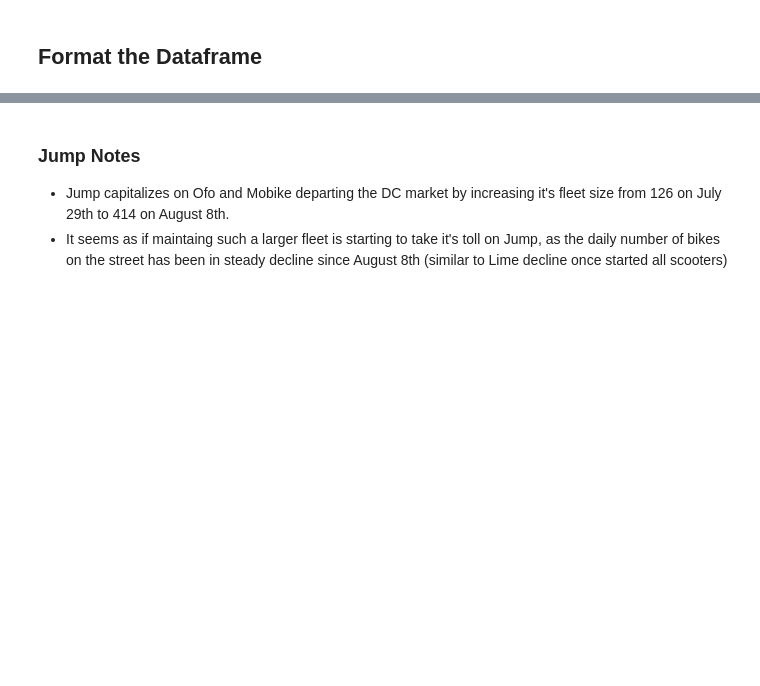
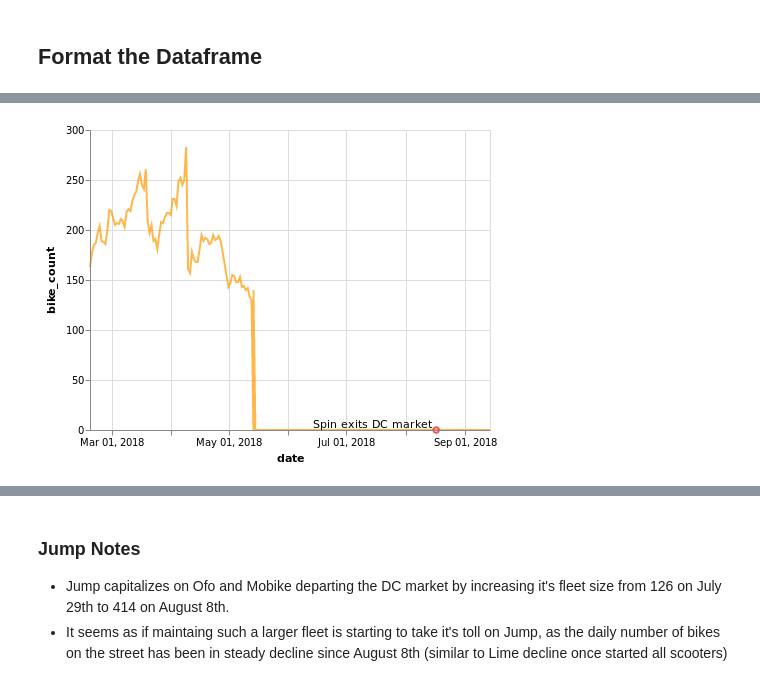
Before and after one commit to msussman/dc_dobi_extinction, a Jupyter notebook: plots/all_providers.ipynb, the cells around one changed output, grey strips where cells are left out. Cells and saved outputs as stored; diff of their text form; code cells hidden in the pictures; blank space fills up the shorter version.

```diff
--- a/plots/all_providers.ipynb
+++ b/plots/all_providers.ipynb
@@ -63,8 +64,8 @@ def daily_totals(con):
                 """, con=con)
 # %%
 uf.set_env_path()
-conn, cur = uf.aws_connect()
+conn, cur = uf.local_connect()
 # Return Dataframe bike per day
 df = daily_totals(con=conn)
-df.head()
+
 df.to_csv("daily_bike_count.csv")
@@ -89,0 +102,40 @@ df['bike_count'] = np.where((df['bike_count'] > 500) &
+# %%
+# Merge on spin exit date
+spin_dates = [date(2018,8,17)]
+spin_events = ['Spin exits DC market ']
+
+# Define Dataframe of Mobike Events
+spin_events_df = pd.DataFrame({'date': spin_dates, 'spin_event': spin_events})
+spin_events_df['provider'] = 'spin'
+spin_events_df['date'] = pd.to_datetime(spin_events_df['date'])
+
+# Merge on Dataframe of Mobike Events
+spin_df = spin_df.merge(spin_events_df, on=['date', 'provider'], how='left')
+# %%
+line_chart = alt.Chart(spin_df).mark_line(opacity=0.7).encode(
+             alt.X('date'),
+             alt.Y('bike_count'),
+             alt.Color('provider',
+                       legend=None,
+                      scale=alt.Scale(range=['#ff9900']))
+             )
+
+# spin points
+spin_points = alt.Chart(spin_df[~spin_df['spin_event'].isnull()]
+             ).mark_point(color='red'
+
+             ).encode(
+             alt.X('date'),
+             alt.Y('bike_count')
+)
+
+# Spin Annotated points
+spin_text = spin_points.mark_text(
+                  align='right',
+                  baseline='bottom',
+        ).encode(
+            text='spin_event',
+        )
+
+line_chart + spin_points + spin_text
+# %% [output]
@@ -89,0 +143 @@ df['bike_count'] = np.where((df['bike_count'] > 500) &
+[figure, added]
```
Also changed, not shown: parts of 22 cells of this notebook, 1 other file.
